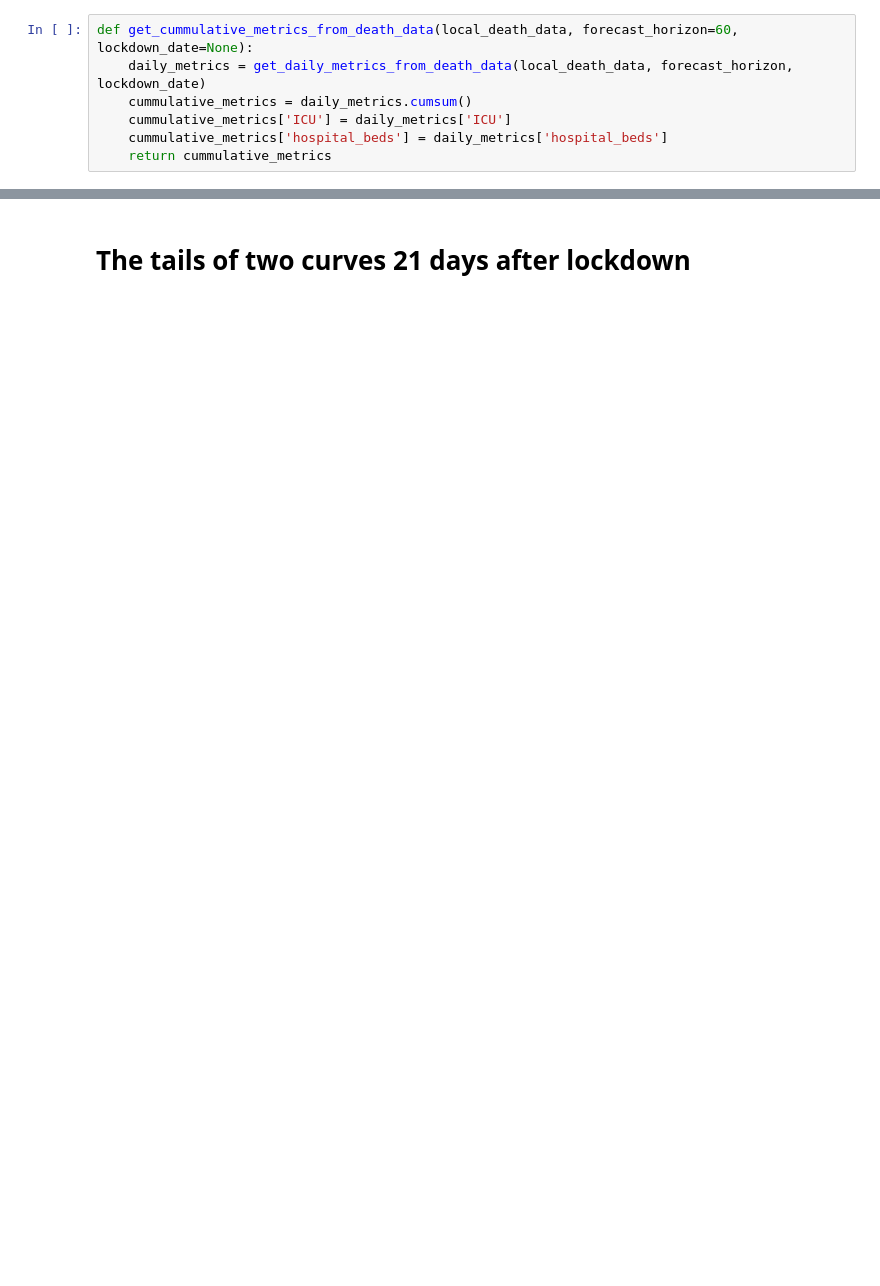
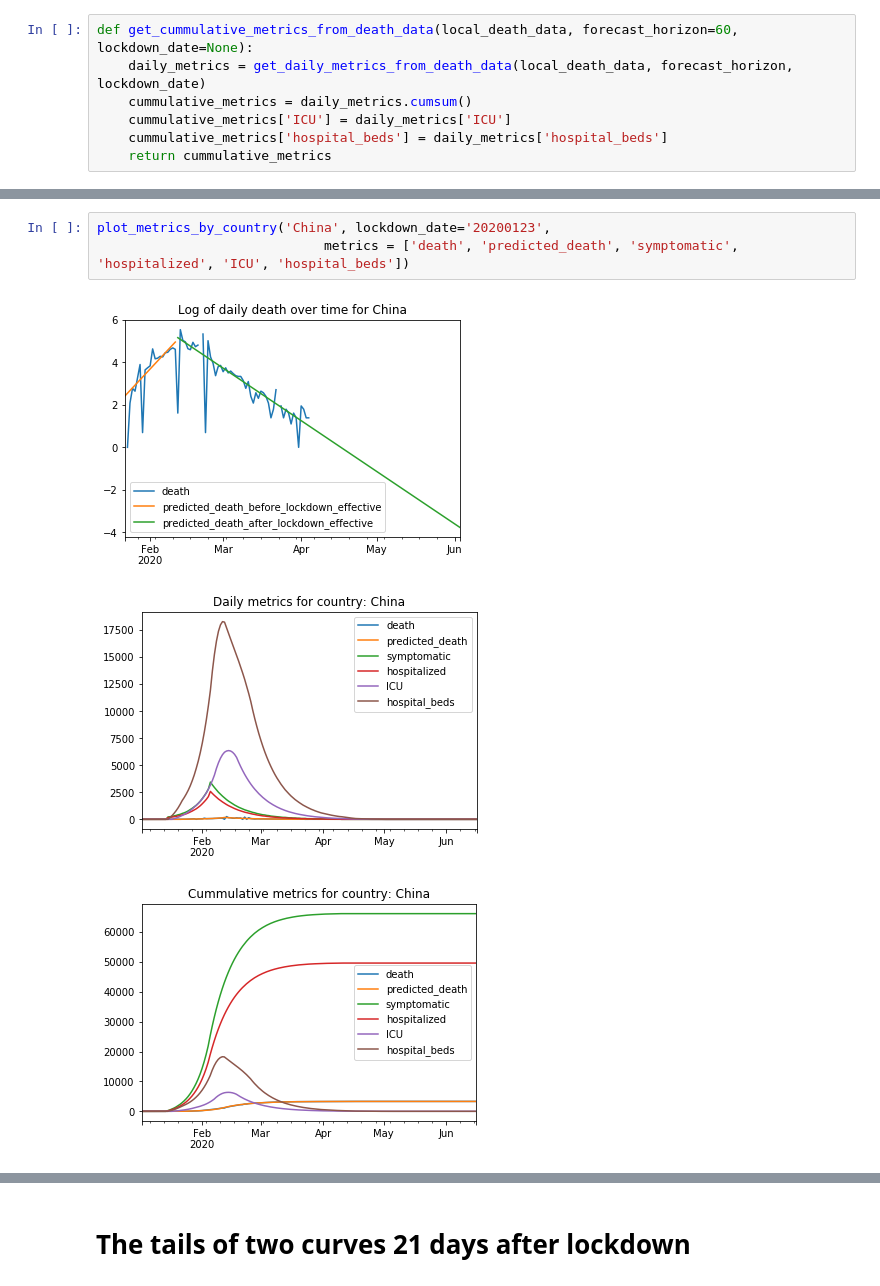
Before and after one commit to huonghuynhsc/COVID-19, a Jupyter notebook: prognosis/Prognosis.ipynb, the cells around one changed output, grey strips where cells are left out. Drawn from its saved outputs; the diff is of its cells as text; blank space fills up the shorter version.

```diff
--- a/prognosis/Prognosis.ipynb
+++ b/prognosis/Prognosis.ipynb
@@ -289,0 +280,7 @@ plot_log_death_new_by_country('China', lockdown_date='20200123')
+# %%
+plot_metrics_by_country('China', lockdown_date='20200123',
+                             metrics = ['death', 'predicted_death', 'symptomatic', 'hospitalized', 'ICU', 'hospital_beds'])
+# %% [output]
+[figure, added]
+[figure, added]
+[figure, added]
```
Also changed, not shown: parts of 37 cells of this notebook.
